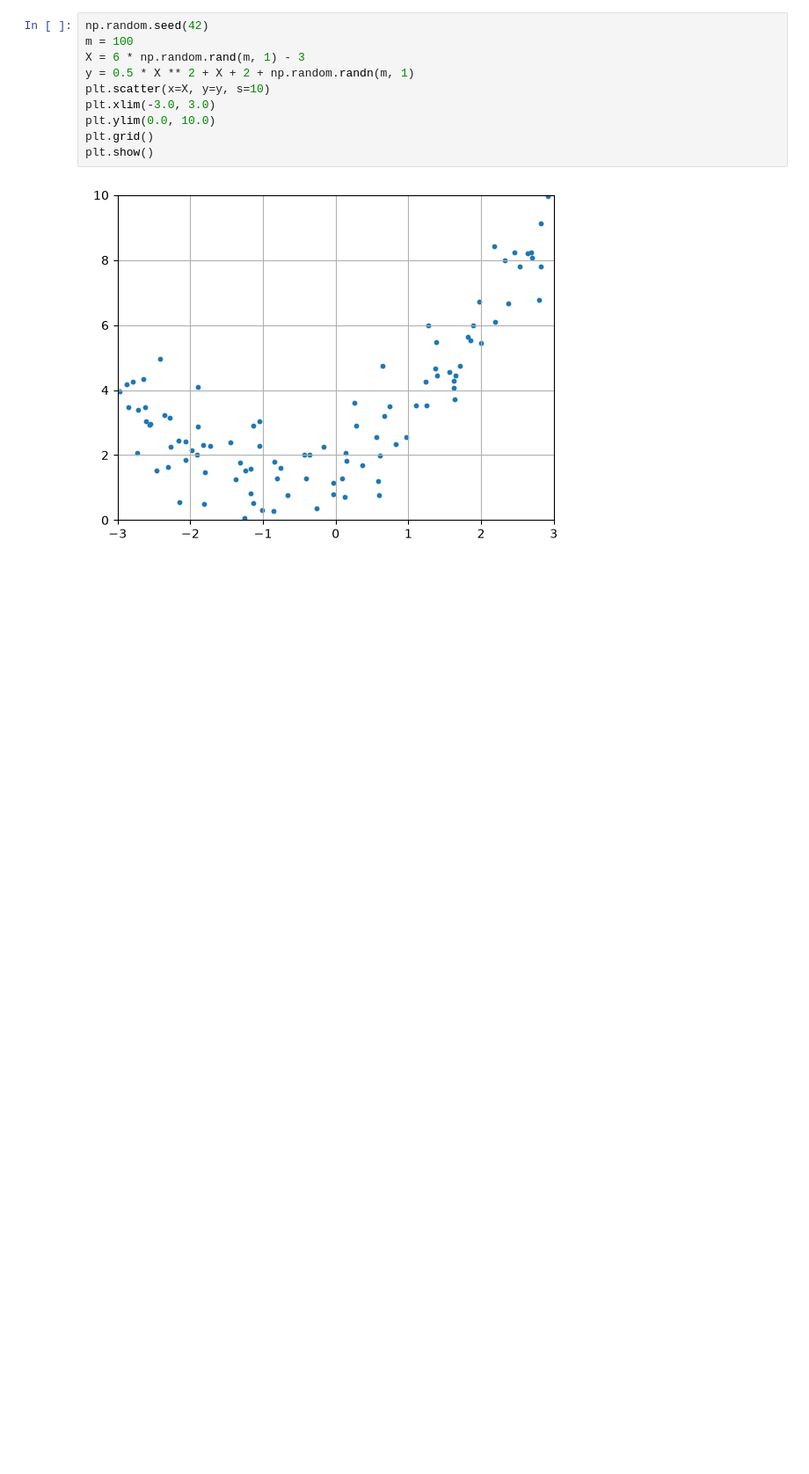
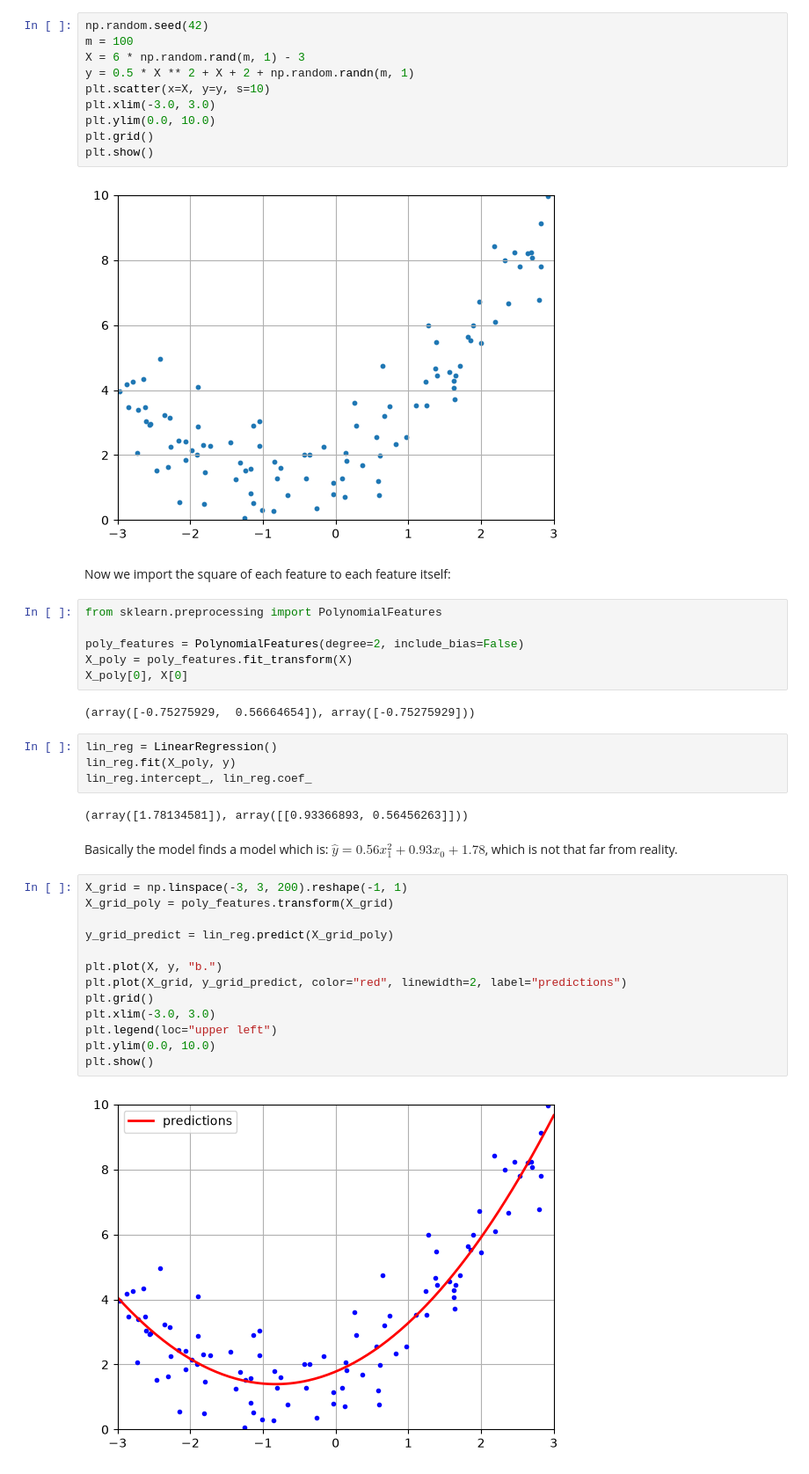
Before and after one commit to andretsilo/general-ml-exercises, a Jupyter notebook: part-1/model_training.ipynb, the cells around one changed output. Shown at 88% size. Drawn from its saved outputs; the diff is of its cells as text; blank space fills up the shorter version.

Commit message:
Add polynomial, logistic and softmax regression

```diff
--- a/part-1/model_training.ipynb
+++ b/part-1/model_training.ipynb
@@ -155,3 +155,36 @@ plt.grid()
 plt.show()
 # %% [output]
 [figure]
+# %% [markdown]
+Now we import the square of each feature to each feature itself:
+# %%
+from sklearn.preprocessing import PolynomialFeatures
+
+poly_features = PolynomialFeatures(degree=2, include_bias=False)
+X_poly = poly_features.fit_transform(X)
+X_poly[0], X[0]
+# %% [output]
+(array([-0.75275929,  0.56664654]), array([-0.75275929]))
+# %%
+lin_reg = LinearRegression()
+lin_reg.fit(X_poly, y)
+lin_reg.intercept_, lin_reg.coef_
+# %% [output]
+(array([1.78134581]), array([[0.93366893, 0.56456263]]))
+# %% [markdown]
+Basically the model finds a model which is: $\hat{y} = 0.56x_1^2 + 0.93x_0 + 1.78$, which is not that far from reality.
+# %%
+X_grid = np.linspace(-3, 3, 200).reshape(-1, 1)
+X_grid_poly = poly_features.transform(X_grid)
+
+y_grid_predict = lin_reg.predict(X_grid_poly)
+
+plt.plot(X, y, "b.")
+plt.plot(X_grid, y_grid_predict, color="red", linewidth=2, label="predictions")
+plt.grid()
+plt.xlim(-3.0, 3.0)
+plt.legend(loc="upper left")
+plt.ylim(0.0, 10.0)
+plt.show()
+# %% [output]
+[figure, added]
```
Also changed, not shown: parts of 30 cells of this notebook.
